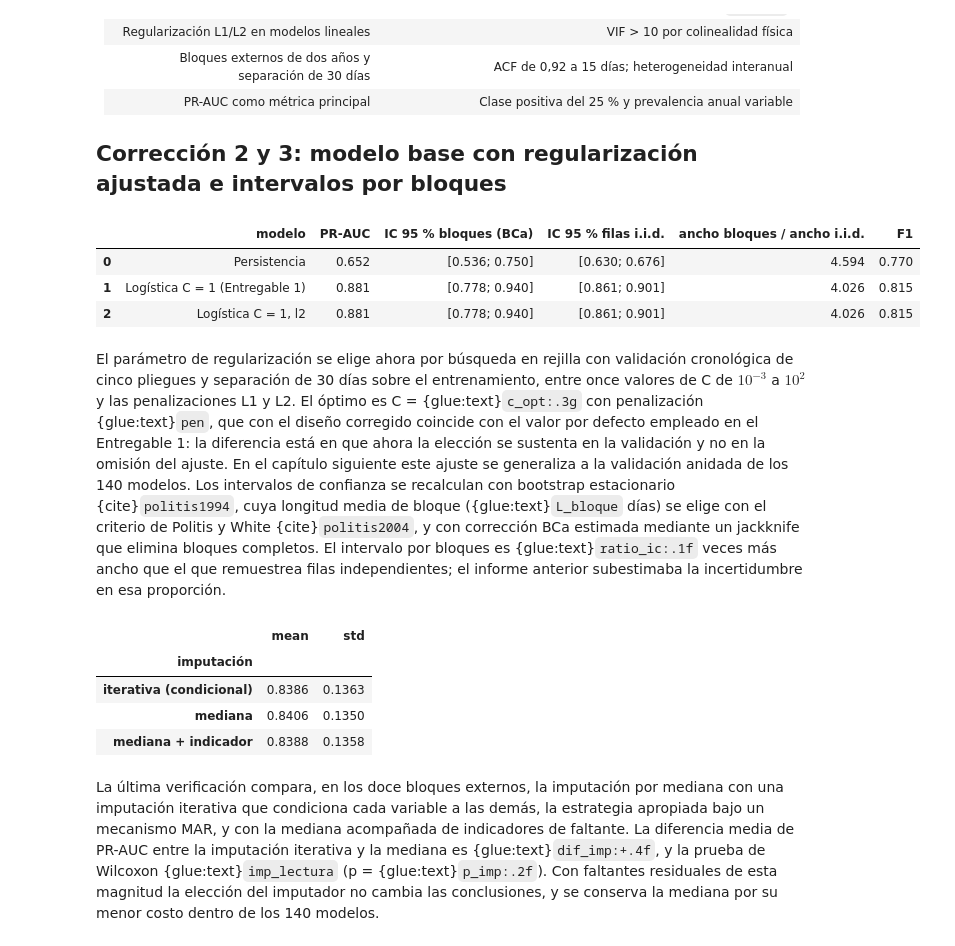
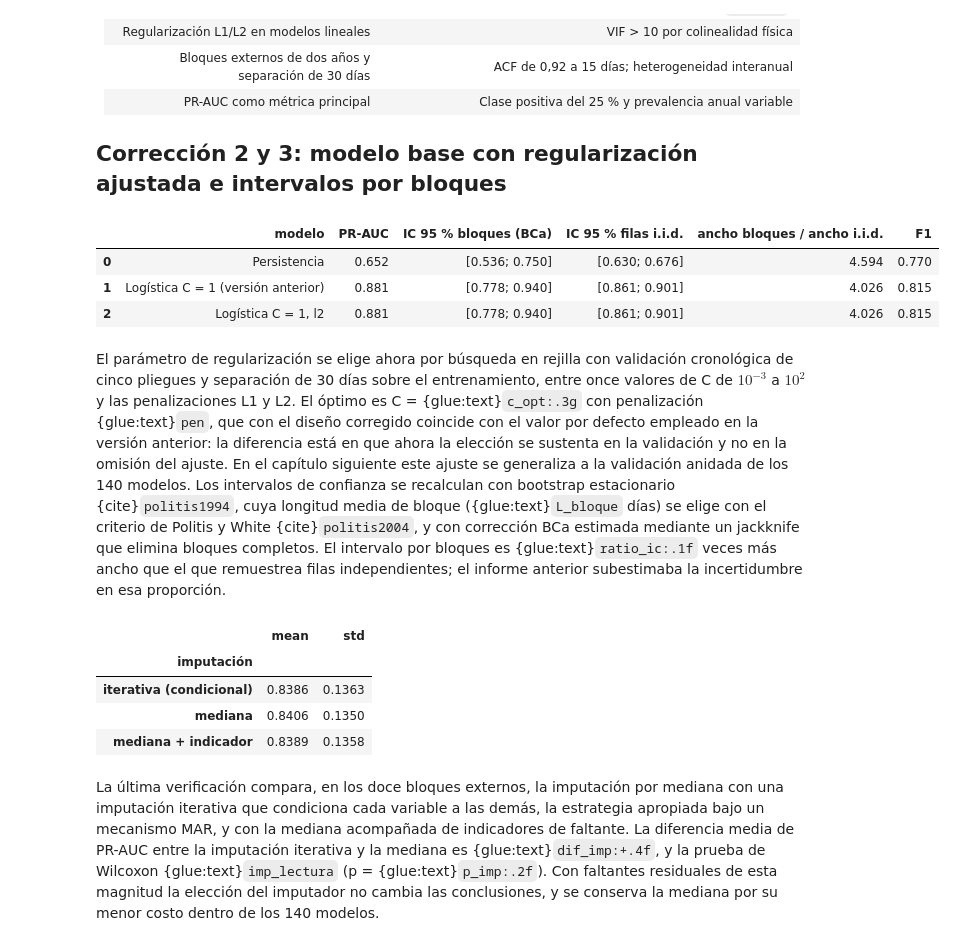
Before and after one commit to SantiagomezaC/proyecto-ml-entregable2, a Jupyter notebook: _sources/02_datos.ipynb, the cells around one changed output. Saved outputs shown, nothing was run; the diff lists cells and outputs as text; code cells hidden in the pictures.

```diff
--- a/_sources/02_datos.ipynb
+++ b/_sources/02_datos.ipynb
@@ -100,13 +100,13 @@ La tabla siguiente compara los tres diseños (el del Entregable 1 y las dos
 alternativas) con los mismos modelos de referencia evaluados en la prueba reservada.
 # %%
-# Calcula y muestra los resultados de Corrección 1: periodo de modelado y mecanismo de los faltantes.
+# Compara el desempeño de los tres diseños de periodo y estaciones (imputado, recorte a 1976 y adoptado)
 from src.features import construir_tarea
 from src.splits import separar_prueba
 from sklearn.metrics import average_precision_score
 from xgboost import XGBClassifier
 from src.models import construir_pipeline
 disenos = {
-    "Entregable 1: seis estaciones desde 1940, imputadas": (["coyongal", "el_banco", "pto_salgar", "san_roque", "tres_cruces"], "1940-01-01"),
+    "Versión anterior: seis estaciones desde 1940, imputadas": (["coyongal", "el_banco", "pto_salgar", "san_roque", "tres_cruces"], "1940-01-01"),
     "Alternativa: seis estaciones desde 1976": (["coyongal", "el_banco", "pto_salgar", "san_roque", "tres_cruces"], "1976-01-01"),
     "Adoptado: Calamar y Puerto Salgar desde 1947": (["pto_salgar"], "1947-01-01"),
 }
@@ -524,0 +523,11 @@ por su tiempo de tránsito.
+# %%
+# Figura del tiempo de tránsito frente a la altitud y la latitud de cada estación
+fig, axs = plt.subplots(1, 2, figsize=(10, 3.8), sharey=True)
+for ax, col, xl in ((axs[0], "altitud", "Altitud (m s. n. m.)"), (axs[1], "lat", "Latitud (°)")):
+    ax.scatter(g[col], g.transito, s=60, color=SED, zorder=3)
+    for _, f in g.iterrows():
+        ax.annotate(NL[f.clave], (f[col], f.transito), textcoords="offset points", xytext=(6, 4), fontsize=8)
+    ax.set_xlabel(xl)
+axs[0].set_ylabel("Tiempo de tránsito a Calamar (días)")
+axs[0].set_title("(a) Altitud", loc="left"); axs[1].set_title("(b) Latitud", loc="left")
+plt.tight_layout(); plt.show()
@@ -614,7 +627,7 @@ la única entidad es la red de estaciones.
 
 ## Corrección 2 y 3: modelo base con regularización ajustada e intervalos por bloques
 # %%
-# Calcula y muestra los resultados de Corrección 2 y 3: modelo base con regularización ajustada e intervalos por bloques.
+# Modelo base corregido: ajuste de C con TimeSeriesSplit e intervalos por bootstrap de bloques
 from sklearn.model_selection import GridSearchCV, TimeSeriesSplit
 from sklearn.metrics import average_precision_score, f1_score
 from src.models import construir_pipeline
@@ -622,42 +635,42 @@ from src.stats_tests import bootstrap_bloques, longitud_bloque
 from src.experiment import cargar_datos
 D = cargar_datos()
 base = construir_pipeline("clf", "logistica", {"C": 1.0, "penalty": "l2"}, "balanced")
 grid = GridSearchCV(base, {"modelo__C": np.logspace(-3, 2, 11), "modelo__penalty": ["l1", "l2"]},
                     scoring="average_precision", cv=TimeSeriesSplit(5, gap=30), n_jobs=4).fit(D.X, D.y_clf)
 C_opt, pen = grid.best_params_["modelo__C"], grid.best_params_["modelo__penalty"]
 p_ajust = grid.best_estimator_.predict_proba(D.X_test)[:, 1]
 p_def = base.fit(D.X, D.y_clf).predict_proba(D.X_test)[:, 1]
 y = D.y_clf_test.values
 pers = D.X_test["dist_qef"].values <= 0.15 * par["Q_EF"]
 pers = pers.astype(float)
 L = longitud_bloque(y.astype(float))
 filas = []
-for nombre, s in (("Persistencia", pers), ("Logística C = 1 (Entregable 1)", p_def), (f"Logística C = {C_opt:.3g}, {pen}", p_ajust)):
+for nombre, s in (("Persistencia", pers), ("Logística C = 1 (versión anterior)", p_def), (f"Logística C = {C_opt:.3g}, {pen}", p_ajust)):
     ic_b = bootstrap_bloques(average_precision_score, y, s, media_bloque=L, n_boot=1000)
     rng = np.random.default_rng(SEED); iid = []
     for _ in range(1000):
         i = rng.integers(0, len(y), len(y)); iid.append(average_precision_score(y[i], s[i]))
     filas.append({"modelo": nombre, "PR-AUC": ic_b["estimacion"],
                   "IC 95 % bloques (BCa)": f"[{ic_b['ic_inf']:.3f}; {ic_b['ic_sup']:.3f}]",
                   "IC 95 % filas i.i.d.": f"[{np.percentile(iid, 2.5):.3f}; {np.percentile(iid, 97.5):.3f}]",
                   "ancho bloques / ancho i.i.d.": (ic_b["ic_sup"] - ic_b["ic_inf"]) / (np.percentile(iid, 97.5) - np.percentile(iid, 2.5)),
                   "F1": f1_score(y, (s >= .5).astype(int))})
 base_tab = pd.DataFrame(filas)
 glue("c_opt", C_opt, display=False); glue("pen", pen, display=False); glue("L_bloque", L, display=False)
 glue("ratio_ic", float(base_tab["ancho bloques / ancho i.i.d."].iloc[-1]), display=False)
 glue("ap_base", float(base_tab["PR-AUC"].iloc[-1]), display=False)
 base_tab.round(3)
 # %% [output]
 |  | modelo | PR-AUC | IC 95 % bloques (BCa) | IC 95 % filas i.i.d. | ancho bloques / ancho i.i.d. | F1 |
 | 0 | Persistencia | 0.652 | [0.536; 0.750] | [0.630; 0.676] | 4.594 | 0.770 |
-| 1 | Logística C = 1 (Entregable 1) | 0.881 | [0.778; 0.940] | [0.861; 0.901] | 4.026 | 0.815 |
+| 1 | Logística C = 1 (versión anterior) | 0.881 | [0.778; 0.940] | [0.861; 0.901] | 4.026 | 0.815 |
 | 2 | Logística C = 1, l2 | 0.881 | [0.778; 0.940] | [0.861; 0.901] | 4.026 | 0.815 |
 # %% [markdown]
 El parámetro de regularización se elige ahora por búsqueda en rejilla con validación
 cronológica de cinco pliegues y separación de 30 días sobre el entrenamiento, entre once
 valores de C de $10^{-3}$ a $10^{2}$ y las penalizaciones L1 y L2. El óptimo es
 C = {glue:text}`c_opt:.3g` con penalización {glue:text}`pen`, que con el diseño corregido coincide
-con el valor por defecto empleado en el Entregable 1: la diferencia está en que ahora la
+con el valor por defecto empleado en la versión anterior: la diferencia está en que ahora la
 elección se sustenta en la validación y no en la omisión del ajuste. En el capítulo siguiente
 este ajuste se generaliza a la validación anidada de los 140 modelos. Los intervalos de confianza se
 recalculan con bootstrap estacionario {cite}`politis1994`, cuya longitud media de bloque
@@ -694,7 +707,7 @@ tab_imp.round(4)
 | imputación |  |  |
 | iterativa (condicional) | 0.8386 | 0.1363 |
 | mediana | 0.8406 | 0.1350 |
-| mediana + indicador | 0.8388 | 0.1358 |
+| mediana + indicador | 0.8389 | 0.1358 |
 # %% [markdown]
 La última verificación compara, en los doce bloques externos, la imputación por mediana con
 una imputación iterativa que condiciona cada variable a las demás, la estrategia apropiada bajo
```
Also changed, not shown: parts of 26 cells of this notebook, 29 other files.
